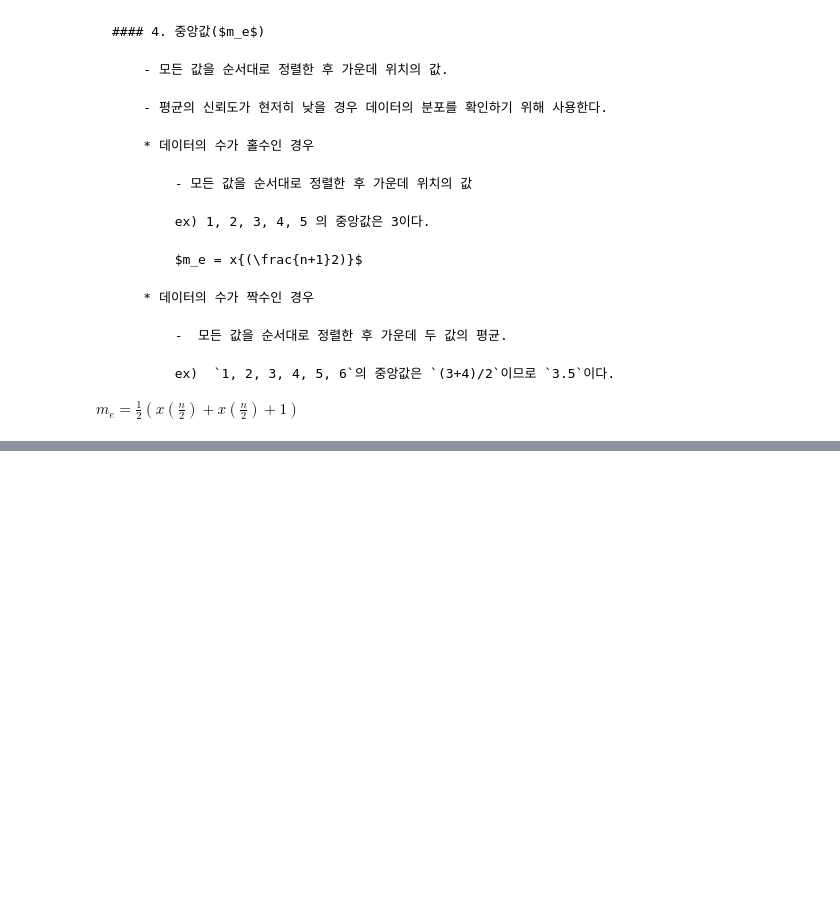
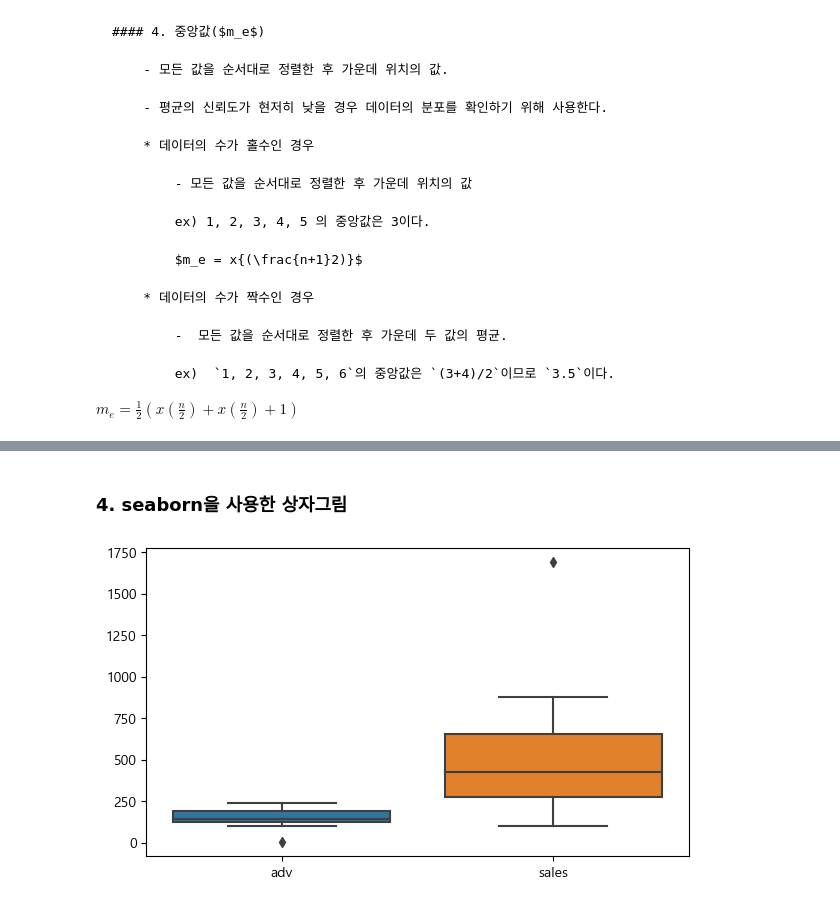
Before and after one commit to MDBluequasar/BigdatamegaIT, a Jupyter notebook: 수업내용/D_탐색적_데이터/02_기술통계/01_기초통계량.ipynb, the cells around one changed output, grey strips where cells are left out. Saved outputs shown, nothing was run; the diff lists cells and outputs as text; code cells hidden in the pictures; blank space fills up the shorter version.

```diff
--- a/수업내용/D_탐색적_데이터/02_기술통계/01_기초통계량.ipynb
+++ b/수업내용/D_탐색적_데이터/02_기술통계/01_기초통계량.ipynb
@@ -152,0 +309,10 @@ $m_e = \frac{1}{2}{({x{(\frac{n}{2})} + {x{(\frac{n}{2})+1}}})}$
+# %% [markdown]
+### 4. seaborn을 사용한 상자그림
+# %%
+plt.rcParams["figure.figsize"] = (7, 4)
+plt.figure()
+sb.boxplot(data=df)
+plt.show()
+plt.close()
+# %% [output]
+[figure, added]
```
Also changed, not shown: parts of 36 cells of this notebook, 14 other files.
